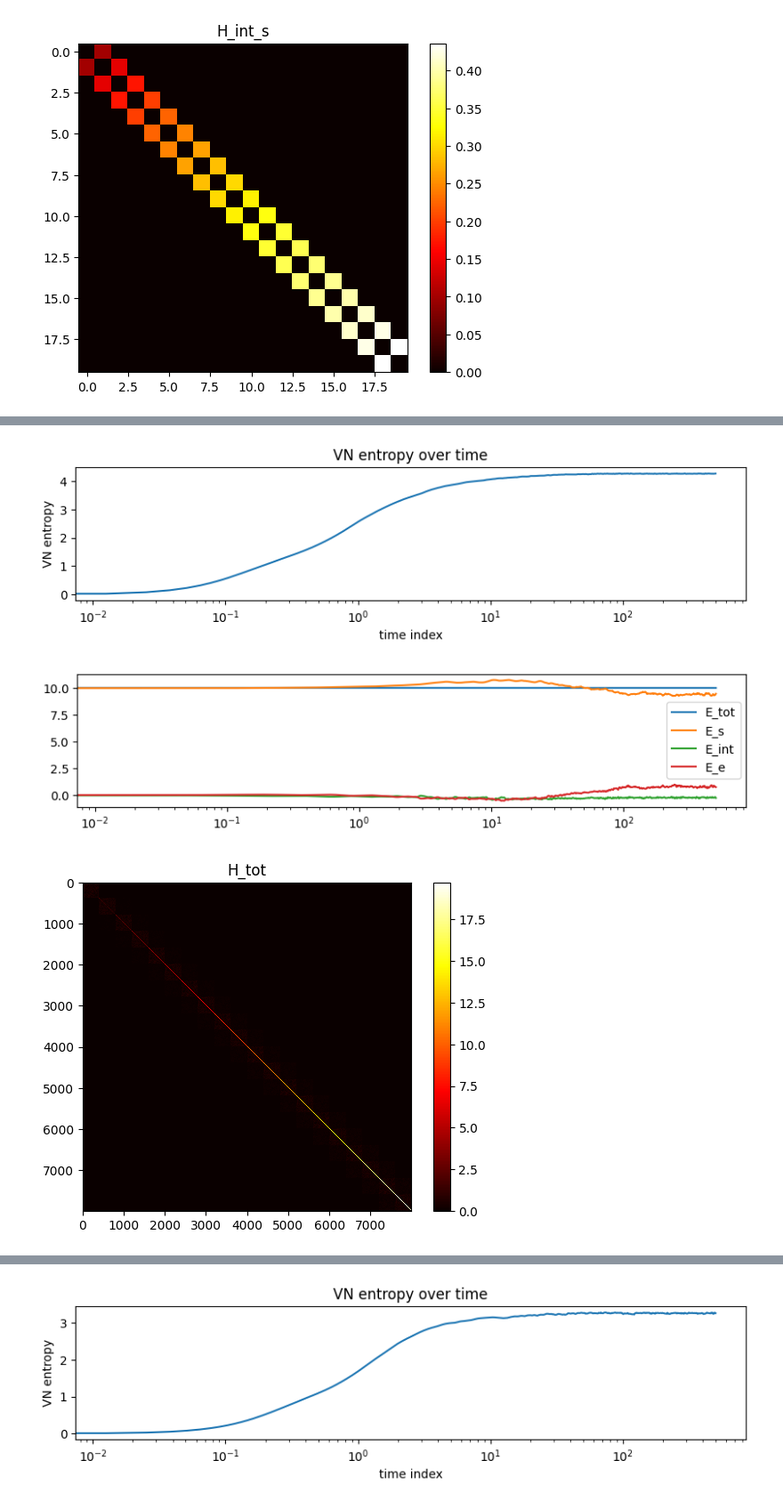
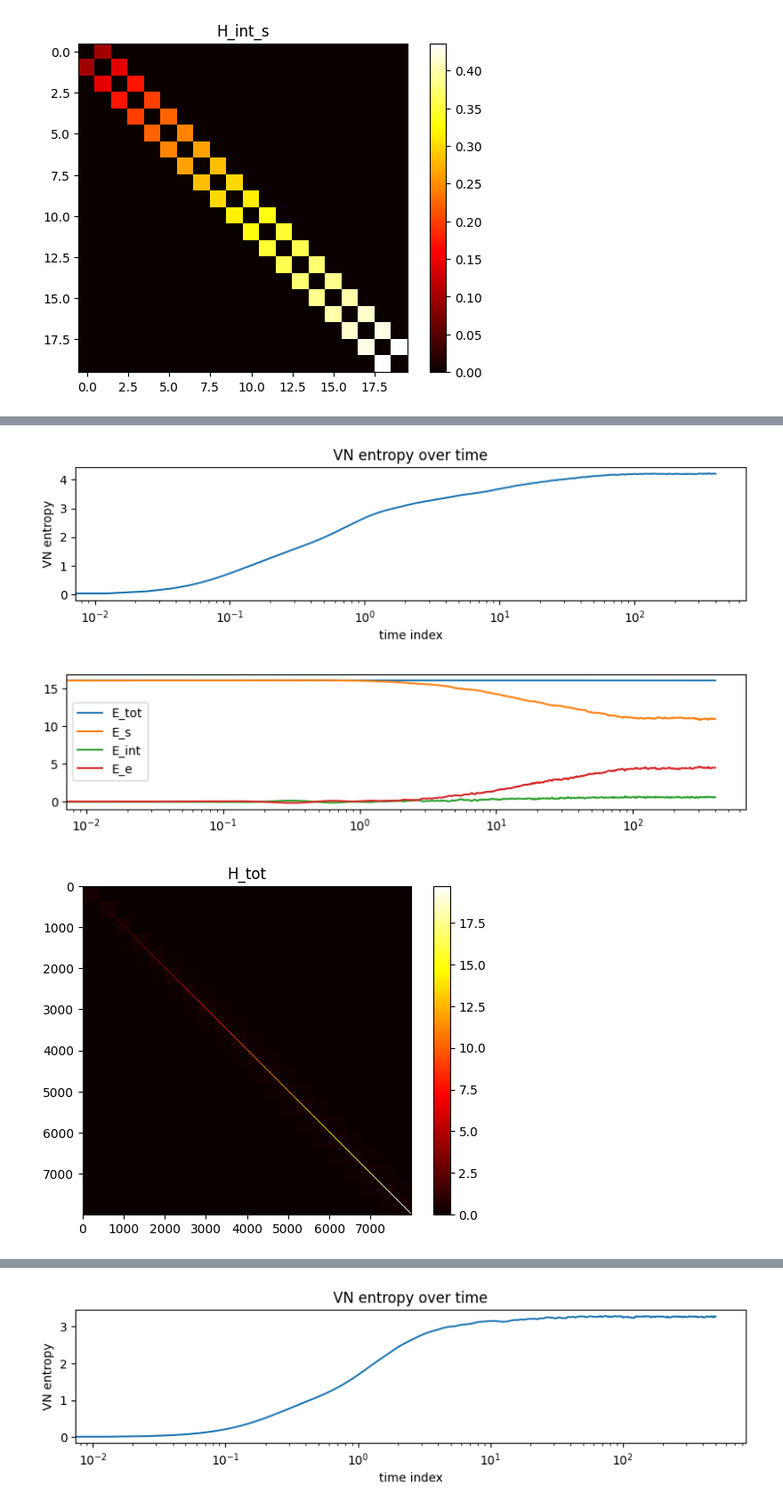
Before and after one commit to MarinAndreGirard/ACL, a Jupyter notebook: Working/thermalization.ipynb, the cells around one changed output, grey strips where cells are left out. Shown at 89% size. Cells and saved outputs as stored; diff of their text form; code cells hidden in the pictures.

Commit message:
more simulation and thermal study. + dephasing functoin

```diff
--- a/Working/thermalization.ipynb
+++ b/Working/thermalization.ipynb
@@ -149,0 +159,7 @@ plot_hamiltonians(H_list)
+# %%
+file_name="ACL_eq_4"
+d1, d2, E_s, E_s2, E_int_s, E_int_e, E_int_s2, E_int_e2, E_e, E_e2, w, envi, tmax, ind_nb, log = load_param(file_name)
+info = load_param(file_name)
+H_list=load_H_list(file_name)
+result=load_result(file_name)
+tlist=load_tlist(file_name)
@@ -150,25 +168,19 @@ plot_hamiltonians(H_list)
 # %%
-d1=20;d2=400;E_s=1; E_s2=0; E_int_s=0.1; E_int_e=0.7;E_int_s2=0;E_int_e2=0; E_e=0.7; E_e2=0;w=[0,0,0,0,0,0,0,0,0,0,1,0,0,0,0,0,0,0,0,0];envi=[0]; tmax= 500; ind_nb = 500;log=1
-
-# Running the simulation and running the core functions
-
-result, tlist, H_list, ket_list, info = time_evo_new(d1,d2,E_s,E_s2,E_int_s,E_int_e,E_int_s2,E_int_e2,E_e,E_e2,w,envi,tmax,ind_nb,log)
-eigen = eig(H_list)
-plot_VN(result,info[15],1)
+plot_VN(result,tlist,1)
 plt.show()
-[E_tot,E_s,E_int,E_e]=exp_val_time(result, H_list, info)
+[E_tot,E_s,E_int,E_e]=exp_val_time(result, H_list, tlist)
 plt.figure(figsize=(10, 2))
 plt.plot(tlist,E_tot)
 plt.plot(tlist,E_s)
 plt.plot(tlist,E_int)
 plt.plot(tlist,E_e)
 plt.xscale("log")
 plt.legend(["E_tot","E_s","E_int","E_e"])
 plt.show()
 
 plot_hamiltonians(H_list)
 # %% [output]
-[figure, old version]
+[figure, new version]
-[figure, old version]
+[figure, new version]
 [figure]
 [figure]
```
Also changed, not shown: parts of 6 cells of this notebook, 7 other files.
